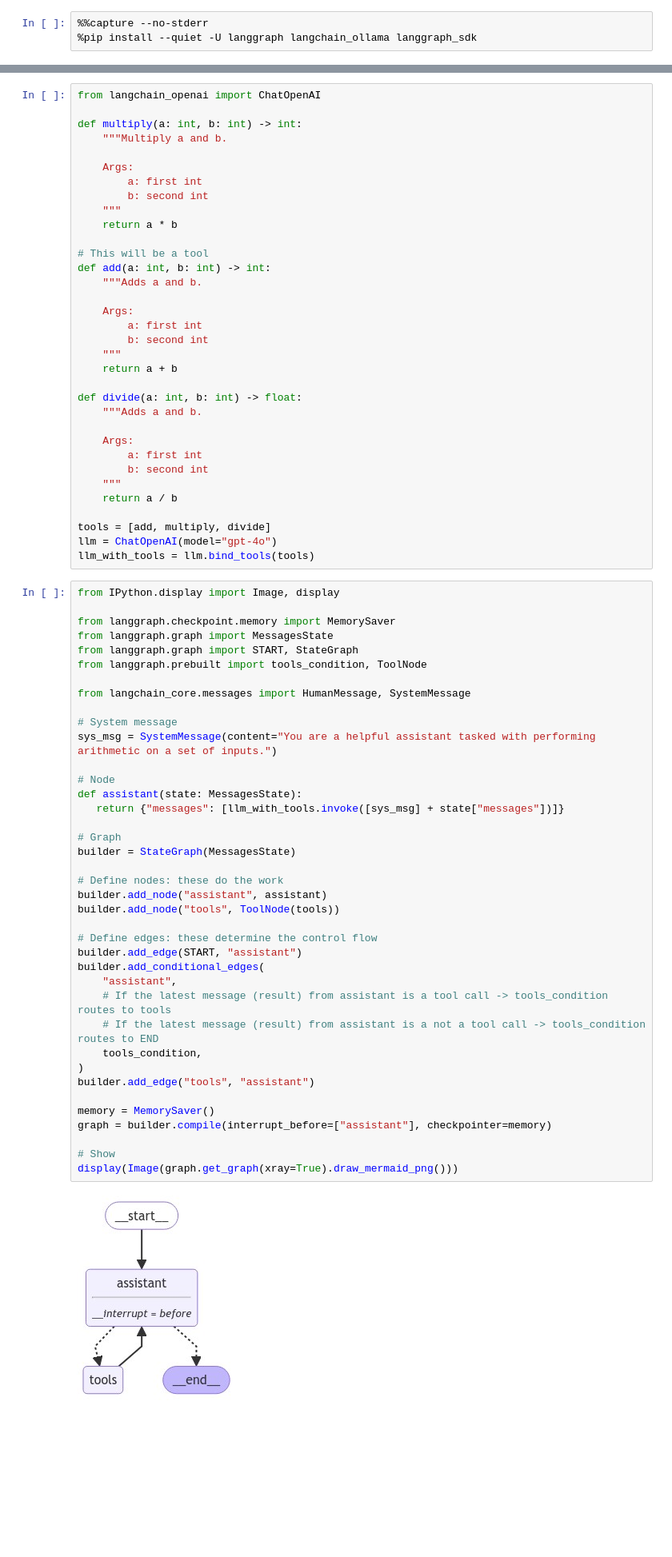
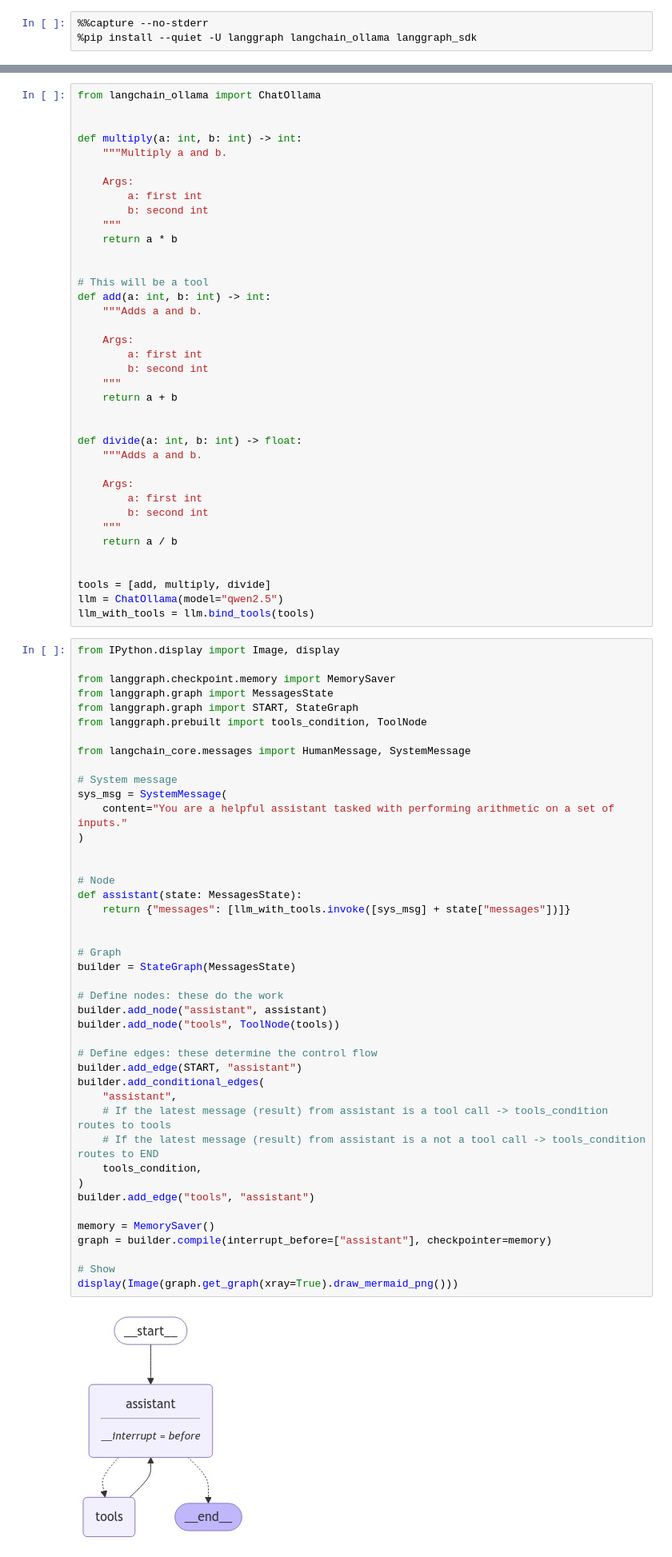
Before and after one commit to JEMeyer/langchain-academy-ollama, a Jupyter notebook: module-3/edit-state-human-feedback.ipynb, the cells around one changed output, grey strips where cells are left out. Shown at 80% size. Cells and saved outputs as stored; diff of their text form; blank space fills up the shorter version.

```diff
--- a/module-3/edit-state-human-feedback.ipynb
+++ b/module-3/edit-state-human-feedback.ipynb
@@ -40,7 +39,8 @@ But breakpoints are also [opportunities to modify the graph state](https://langc
 
 Let's set up our agent with a breakpoint before the `assistant` node.
 # %%
-from langchain_openai import ChatOpenAI
+from langchain_ollama import ChatOllama
+
 
 def multiply(a: int, b: int) -> int:
     """Multiply a and b.
@@ -50,6 +50,7 @@ def multiply(a: int, b: int) -> int:
         b: second int
     """
     return a * b
+
 
 # This will be a tool
 def add(a: int, b: int) -> int:
@@ -61,6 +62,7 @@ def add(a: int, b: int) -> int:
     """
     return a + b
 
+
 def divide(a: int, b: int) -> float:
     """Adds a and b.
 
@@ -70,8 +72,9 @@ def divide(a: int, b: int) -> float:
     """
     return a / b
 
+
 tools = [add, multiply, divide]
-llm = ChatOpenAI(model="gpt-4o")
+llm = ChatOllama(model="qwen2.5")
 llm_with_tools = llm.bind_tools(tools)
 # %%
 from IPython.display import Image, display
@@ -84,36 +87,40 @@ from langgraph.prebuilt import tools_condition, ToolNode
 from langchain_core.messages import HumanMessage, SystemMessage
 
 # System message
-sys_msg = SystemMessage(content="You are a helpful assistant tasked with performing arithmetic on a set of inputs.")
+sys_msg = SystemMessage(
+    content="You are a helpful assistant tasked with performing arithmetic on a set of inputs."
+)
+
 
 # Node
 def assistant(state: MessagesState):
-   return {"messages": [llm_with_tools.invoke([sys_msg] + state["messages"])]}
+    return {"messages": [llm_with_tools.invoke([sys_msg] + state["messages"])]}
+
 
 # Graph
 builder = StateGraph(MessagesState)
 
 # Define nodes: these do the work
 builder.add_node("assistant", assistant)
 builder.add_node("tools", ToolNode(tools))
 
 # Define edges: these determine the control flow
 builder.add_edge(START, "assistant")
 builder.add_conditional_edges(
     "assistant",
     # If the latest message (result) from assistant is a tool call -> tools_condition routes to tools
     # If the latest message (result) from assistant is a not a tool call -> tools_condition routes to END
     tools_condition,
 )
 builder.add_edge("tools", "assistant")
 
 memory = MemorySaver()
 graph = builder.compile(interrupt_before=["assistant"], checkpointer=memory)
 
 # Show
 display(Image(graph.get_graph(xray=True).draw_mermaid_png()))
 # %% [output]
-[figure, old version]
+[figure, new version]
 # %% [markdown]
 Let's run!
 
```
Also changed, not shown: parts of 19 cells of this notebook, 5 other files.
